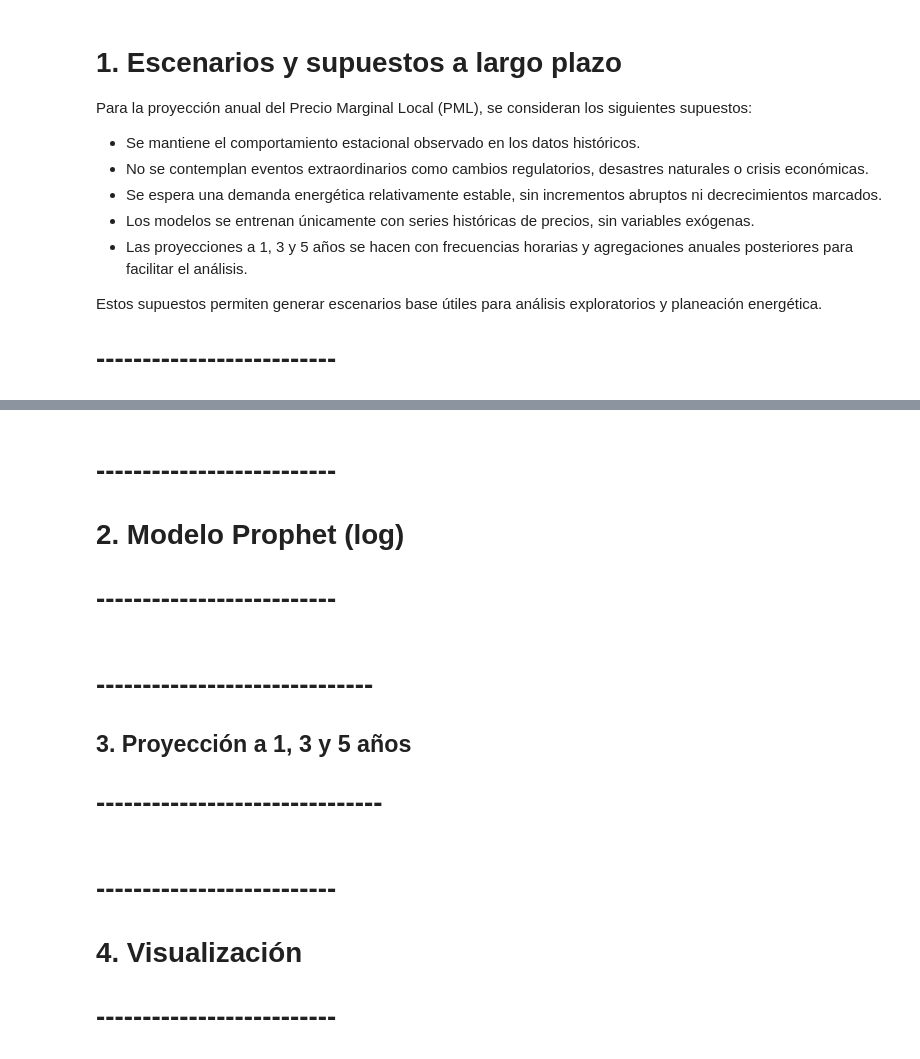
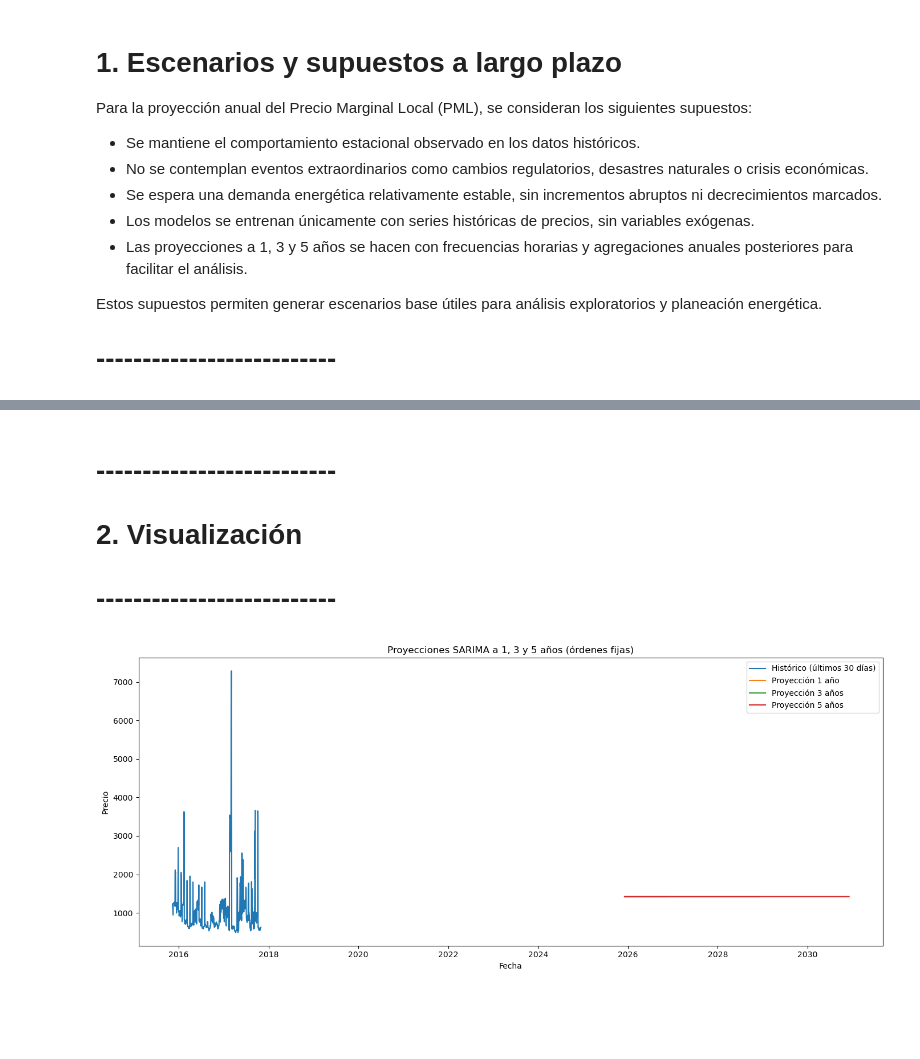
Before and after one commit to Alejandroarellanocamacho/dataanalyticsml, a Jupyter notebook: pml-cancun-forecasting/notebooks/3_Proyeccion_Anual.ipynb, the cells around one changed output, grey strips where cells are left out. Drawn from its saved outputs; the diff is of its cells as text; code cells hidden in the pictures; blank space fills up the shorter version.

```diff
--- a/pml-cancun-forecasting/notebooks/3_Proyeccion_Anual.ipynb
+++ b/pml-cancun-forecasting/notebooks/3_Proyeccion_Anual.ipynb
@@ -218,4 +186,0 @@ Por favor, revisa los pasos anteriores y asegúrate de que los datos estén corr
-# %% [markdown]
-# --------------------------
-# 2. Modelo Prophet (log)
-# --------------------------
@@ -230,4 +186,0 @@ modelo_log.fit(df_prophet_log)
-# %% [markdown]
-# ------------------------------
-## 3. Proyección a 1, 3 y 5 años
-# -------------------------------
@@ -248,18 +187,19 @@ pronostico_3a = pronostico_5a[pronostico_5a['ds'] <= fecha_inicio + pd.Timedelta
 # %% [markdown]
 # --------------------------
-# 4. Visualización
+# 2. Visualización
 # --------------------------
 # %%
-plt.figure(figsize=(10,5))
-plt.plot(df['fecha_hora'], df['precio'], label='Precio real', linewidth=1)
-plt.plot(pronostico_1a['ds'], pronostico_1a['yhat_real'], label='Proyección 1 año')
-plt.plot(pronostico_3a['ds'], pronostico_3a['yhat_real'], label='Proyección 3 años')
-plt.plot(pronostico_5a['ds'], pronostico_5a['yhat_real'], label='Proyección 5 años')
+plt.figure(figsize=(14, 6))
+plt.plot(df.index[-24 * 30:], df['precio'][-24 * 30:], label='Histórico (últimos 30 días)')
+for label, df_pred in predicciones_sarima.items():
+    plt.plot(df_pred['fecha_hora'], df_pred['precio_predicho'], label=f'Proyección {label}')
 plt.legend()
-plt.title("Proyección Anual del Precio (PML)")
+plt.title("Proyecciones SARIMA a 1, 3 y 5 años (órdenes fijas)")
 plt.xlabel("Fecha")
 plt.ylabel("Precio")
 plt.tight_layout()
 plt.show()
+# %% [output]
+[figure, added]
 # %% [markdown]
 # --------------------------
```
Also changed, not shown: parts of 7 cells of this notebook, 2 other files.
